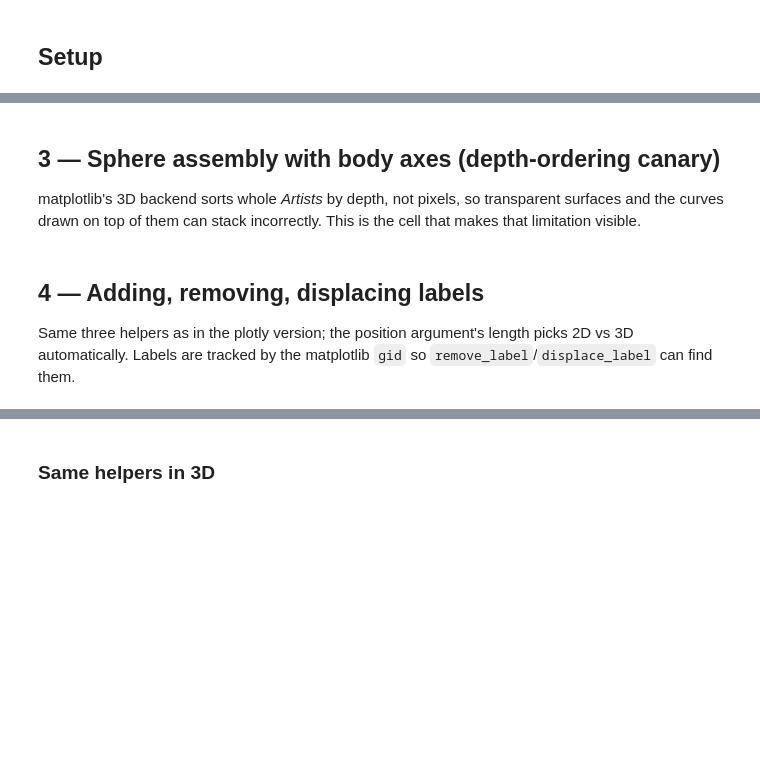
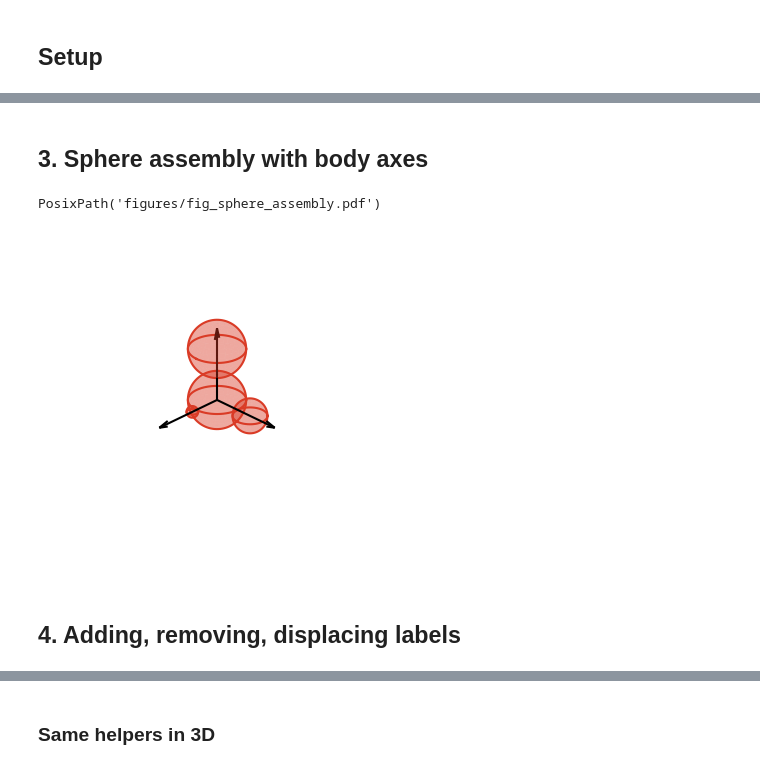
Before and after one commit to C0PEP0D/SoftMobility, a Jupyter notebook: softmobility/tutorials/05_figure_styling.ipynb, the cells around one changed output, grey strips where cells are left out. Saved outputs shown, nothing was run; the diff lists cells and outputs as text; code cells hidden in the pictures; blank space fills up the shorter version.

```diff
--- a/softmobility/tutorials/05_figure_styling.ipynb
+++ b/softmobility/tutorials/05_figure_styling.ipynb
@@ -67,39 +71,31 @@ fig
 # %% [markdown]
-## 3 — Sphere assembly with body axes (depth-ordering canary)
-
-matplotlib's 3D backend sorts whole *Artists* by depth, not pixels, so
-transparent surfaces and the curves drawn on top of them can stack
-incorrectly. This is the cell that makes that limitation visible.
+## 3. Sphere assembly with body axes
 # %%
 positions = np.array([
     [0.0, 0.0, 0.0],
     [0.6, 0.0, 0.0],
     [0.0, 0.8, 0.0],
     [0.0, 0.0, 1.0],
 ])
 radii = np.array([0.5, 0.1, 0.3, 0.5])
 
-fig, ax = fs.figure_3d(size="half", aspect=1.0)
+fig, ax = figstyle.figure_3d(size="half", aspect=1.0)
 
 axis_length = 1.4
-fs.add_body_axes(ax, length=axis_length, color=fs.COLORS["black"])
+figstyle.add_body_axes(ax, length=axis_length, color=figstyle.COLORS["black"])
 
 for centre, radius in zip(positions, radii, strict=True):
-    fs.add_sphere(ax, centre, radius)
-
-ax.scatter([0], [0], [0], color=fs.COLORS["black"], marker="x", s=30)
+    figstyle.add_sphere(ax, centre, radius)
 
 bound = float(max(radii.max(), axis_length * 1.2))
 ax.set_xlim(-bound, bound)
 ax.set_ylim(-bound, bound)
 ax.set_zlim(-bound, bound)
 
-fs.save(fig, "fig_sphere_assembly", figdir=FIGDIR)
-fig
+figstyle.save(fig, "fig_sphere_assembly", figdir=FIGDIR)
+# %% [output]
+PosixPath('figures/fig_sphere_assembly.pdf')
+[figure, added]
 # %% [markdown]
-## 4 — Adding, removing, displacing labels
-
-Same three helpers as in the plotly version; the position argument's
-length picks 2D vs 3D automatically. Labels are tracked by the
-matplotlib `gid` so `remove_label`/`displace_label` can find them.
+## 4. Adding, removing, displacing labels
 # %%
```
Also changed, not shown: parts of 10 cells of this notebook, 28 other files.
